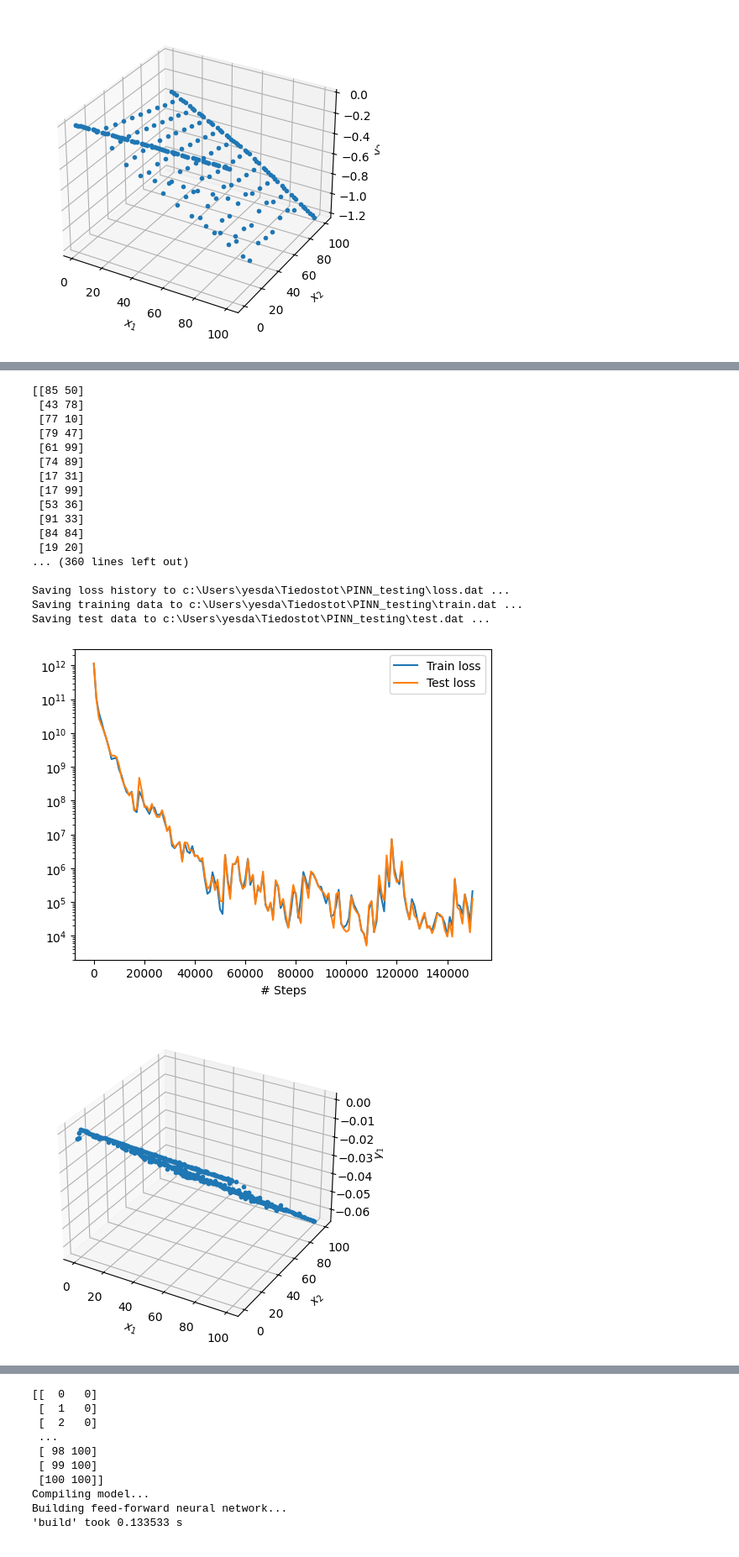
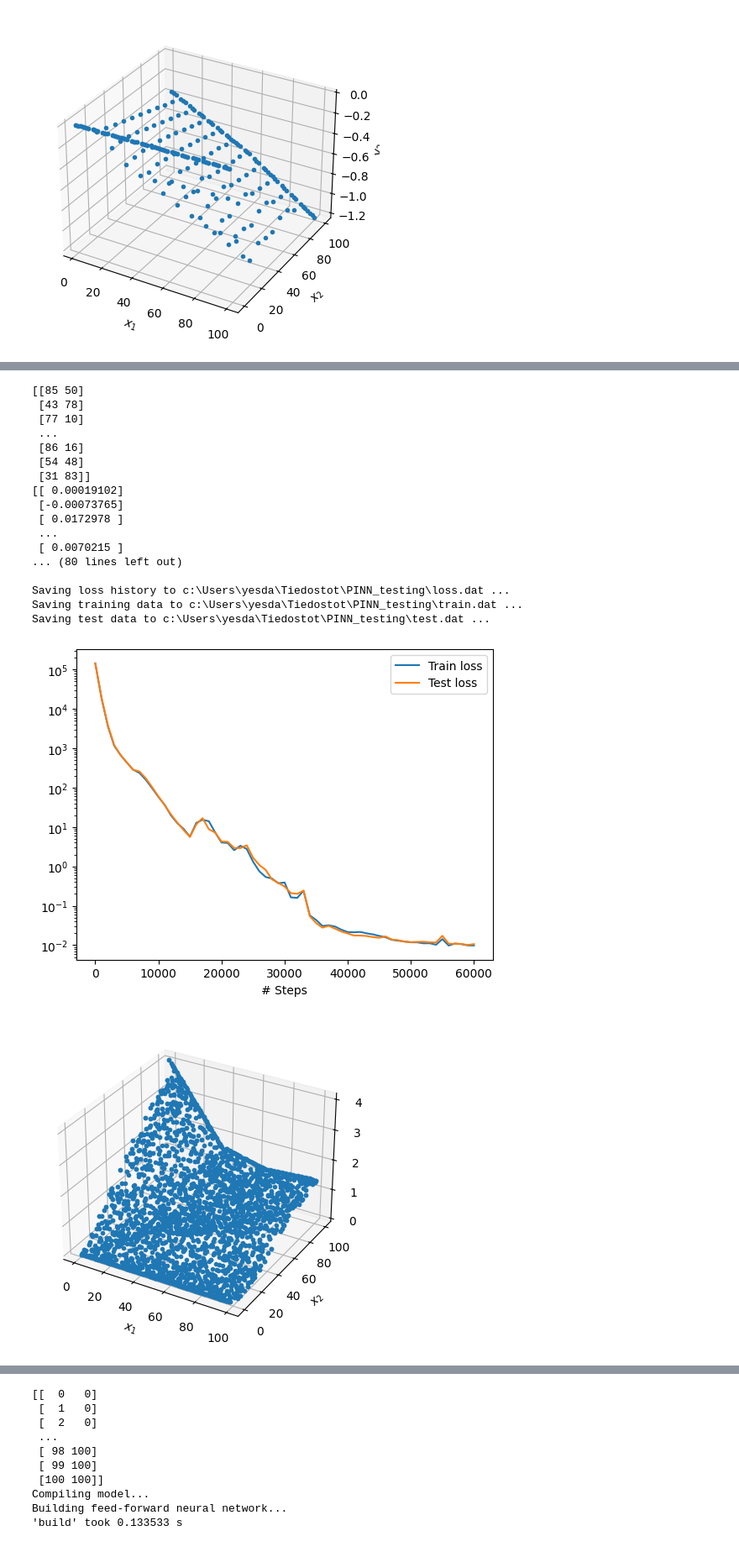
Before and after one commit to Daniel19993099/PINN_testing, a Jupyter notebook: PINN_0.3.1.ipynb, the cells around one changed output, grey strips where cells are left out. Shown at 84% size. Cells and saved outputs as stored; diff of their text form; code cells hidden in the pictures.

```diff
--- a/PINN_0.3.1.ipynb
+++ b/PINN_0.3.1.ipynb
@@ -286,8 +264,8 @@ import pandas as pd
 from deepxde.icbc import PointSetBC
 
 # Constants
-traction = 100
-E = 2e5
+traction = -0.1
+E = 2e2
 L = 100  # mm
 nu = 0.3
 qx = 0
@@ -298,21 +276,24 @@ geom = dde.geometry.Rectangle([0, 0], [L, L])
 
 # Boundary definitions
 def boundary_bottom(x, on_boundary):
-    return on_boundary and x[1]==0
+    return on_boundary and np.isclose(x[1], 0)
 
 def boundary_top(x, on_boundary):
-    return on_boundary and x[1]==L
-
+    return on_boundary and np.isclose(x[1], L)
+def func(x):
+    return 0
+def func2(x):
+    return traction
 # Bottom boundary conditions
-bc_bottom_u_x = dde.DirichletBC(geom, lambda x: 0, boundary_bottom, component=0)
-bc_bottom_u_y = dde.DirichletBC(geom, lambda x: 0, boundary_bottom, component=1)
-bc_top_sigma_yy = dde.DirichletBC(geom, lambda x: traction, boundary_top, component=3)
+bc_bottom_u_x = dde.DirichletBC(geom, func, boundary_bottom, component=0)
+bc_bottom_u_y = dde.DirichletBC(geom, func, boundary_bottom, component=1)
+bc_top_sigma_yy = dde.DirichletBC(geom, func2 , boundary_top, component=3)
 
 # Read the entire Excel file
 data_observe = pd.read_excel('S11.xlsx')  # Replace 'Stress.xlsx' with your actual file name
 
 # Take only 10% of the data
-data_observe_sample = data_observe.sample(frac=0.01, random_state=42)  # random_state for reproducibility
+data_observe_sample = data_observe.sample(frac=0.15, random_state=42)  # random_state for reproducibility
 
 # Extract the desired columns and convert to numpy arrays
 x_observe = data_observe_sample[['X', 'Y']].values  # Shape (N, 2)
@@ -362,53 +343,53 @@ def pde(x, y):
     eq5 = sigma_yy - (E / (1 - nu ** 2)) * (eps_yy + nu * eps_xx)
     eq6 = sigma_xy - (E / (2 * (1 + nu))) * gamma_xy
 
-    return [eq1, eq2, eq4, eq5, eq6]
+    return [eq1, eq2,eq5]
 
 data = dde.data.PDE(
     geom,
     pde,
     [bc_bottom_u_x,
     bc_bottom_u_y,
     bc_top_sigma_yy,
     sigma_xx_bc,
     sigma_yy_bc
     ],
-    num_domain=700,
-    num_boundary=300,
-    num_test=100
+    num_domain=2000,
+    num_boundary=500,
+    num_test=500
 )
 
 # Neural network
-net = dde.maps.FNN([2] + [32] * 6 + [5], "relu", "He normal")
+net = dde.maps.FNN([2] + [32] * 5 + [5], "relu", "He normal")
 
 # Model
 model = dde.Model(data, net)
 
 # Compile the model
 model.compile("adam", lr=1e-5)
 
 # Train the model
-losshistory, train_state = model.train(epochs=150000, display_every=1000)
+losshistory, train_state = model.train(epochs=50000, display_every=1000)
 
 # Plot and save results
 dde.saveplot(losshistory, train_state, issave=True, isplot=True)
 # %% [output]
 [[85 50]
  [43 78]
  [77 10]
- [79 47]
- [61 99]
- [74 89]
- [17 31]
- [17 99]
- [53 36]
- [91 33]
- [84 84]
- [19 20]
-... (360 lines left out)
+ ...
+ [86 16]
+ [54 48]
+ [31 83]]
+[[ 0.00019102]
+ [-0.00073765]
+ [ 0.0172978 ]
+ ...
+ [ 0.0070215 ]
+... (80 lines left out)
 
 Saving loss history to c:\Users\yesda\Tiedostot\PINN_testing\loss.dat ...
 Saving training data to c:\Users\yesda\Tiedostot\PINN_testing\train.dat ...
 Saving test data to c:\Users\yesda\Tiedostot\PINN_testing\test.dat ...
-[figure, old version]
+[figure, new version]
-[figure, old version]
+[figure, new version]
```
Also changed, not shown: parts of 5 cells of this notebook, 4 other files.
